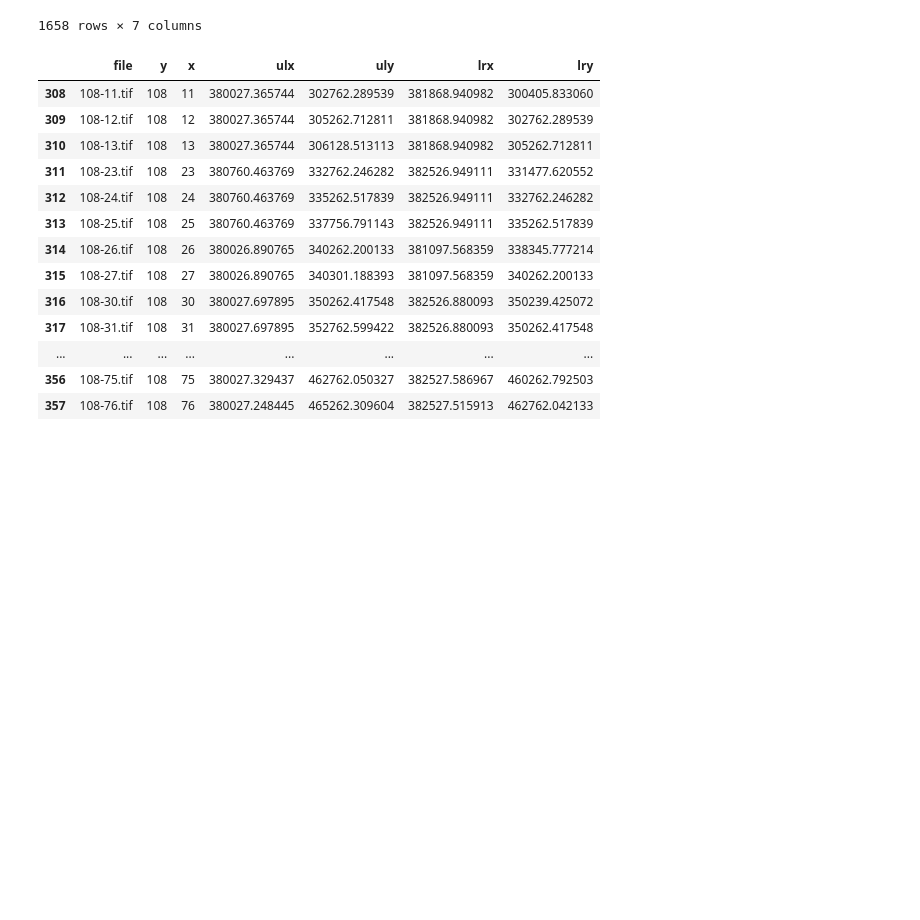
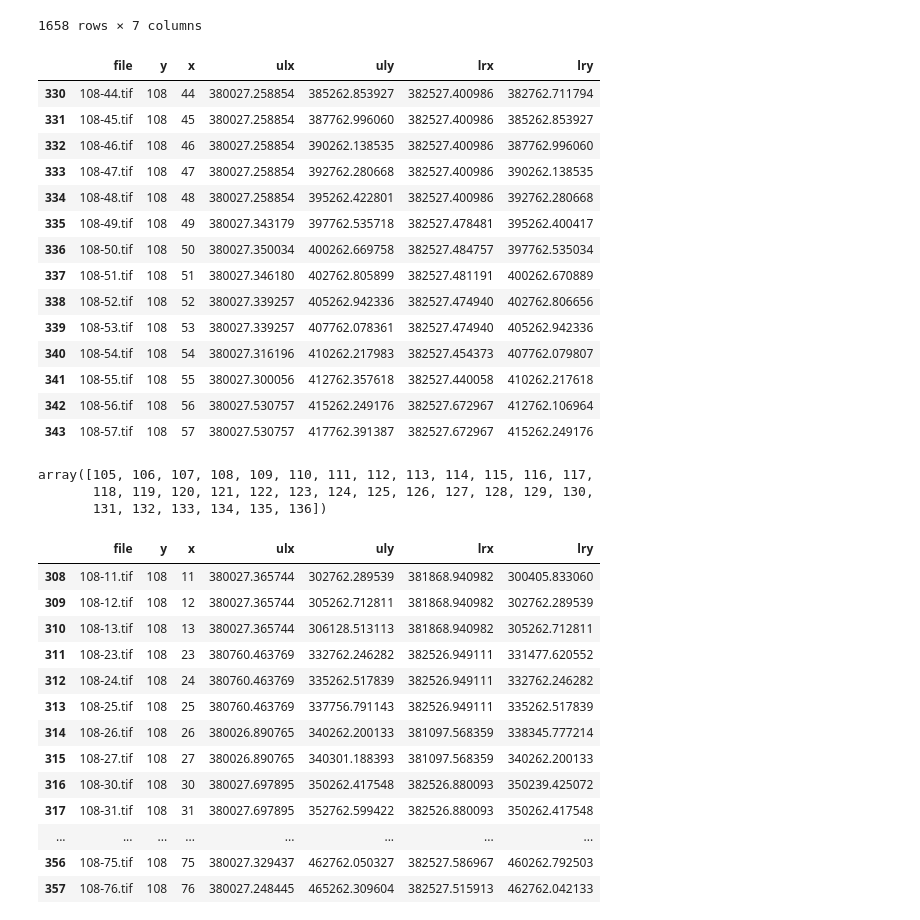
Before and after one commit to satlawa/edin_diss_geo, a Jupyter notebook: DTM_get_extend.ipynb, the cells around one changed output. Cells and saved outputs as stored; diff of their text form; code cells hidden in the pictures; blank space fills up the shorter version.

```diff
--- a/DTM_get_extend.ipynb
+++ b/DTM_get_extend.ipynb
@@ -144,6 +144,30 @@ x
 | 1847 | 136-78.tif | 136 | 78 | 450026.847407 | 470262.978040 | 452527.065182 | 467762.760265 |
 | 1848 | 136-79.tif | 136 | 79 | 450026.847407 | 472676.223025 | 452527.065182 | 470262.978040 |
 1658 rows × 7 columns
+# %%
+x[x['y'] == 108]
+# %% [output]
+|  | file | y | x | ulx | uly | lrx | lry |
+| 330 | 108-44.tif | 108 | 44 | 380027.258854 | 385262.853927 | 382527.400986 | 382762.711794 |
+| 331 | 108-45.tif | 108 | 45 | 380027.258854 | 387762.996060 | 382527.400986 | 385262.853927 |
+| 332 | 108-46.tif | 108 | 46 | 380027.258854 | 390262.138535 | 382527.400986 | 387762.996060 |
+| 333 | 108-47.tif | 108 | 47 | 380027.258854 | 392762.280668 | 382527.400986 | 390262.138535 |
+| 334 | 108-48.tif | 108 | 48 | 380027.258854 | 395262.422801 | 382527.400986 | 392762.280668 |
+| 335 | 108-49.tif | 108 | 49 | 380027.343179 | 397762.535718 | 382527.478481 | 395262.400417 |
+| 336 | 108-50.tif | 108 | 50 | 380027.350034 | 400262.669758 | 382527.484757 | 397762.535034 |
+| 337 | 108-51.tif | 108 | 51 | 380027.346180 | 402762.805899 | 382527.481191 | 400262.670889 |
+| 338 | 108-52.tif | 108 | 52 | 380027.339257 | 405262.942336 | 382527.474940 | 402762.806656 |
+| 339 | 108-53.tif | 108 | 53 | 380027.339257 | 407762.078361 | 382527.474940 | 405262.942336 |
+| 340 | 108-54.tif | 108 | 54 | 380027.316196 | 410262.217983 | 382527.454373 | 407762.079807 |
+| 341 | 108-55.tif | 108 | 55 | 380027.300056 | 412762.357618 | 382527.440058 | 410262.217618 |
+| 342 | 108-56.tif | 108 | 56 | 380027.530757 | 415262.249176 | 382527.672967 | 412762.106964 |
+| 343 | 108-57.tif | 108 | 57 | 380027.530757 | 417762.391387 | 382527.672967 | 415262.249176 |
+# %%
+x['y'].unique()
+# %% [output]
+array([105, 106, 107, 108, 109, 110, 111, 112, 113, 114, 115, 116, 117,
+       118, 119, 120, 121, 122, 123, 124, 125, 126, 127, 128, 129, 130,
+       131, 132, 133, 134, 135, 136])
 # %%
 ## start
 # %%
```
Also changed, not shown: parts of 1 cell of this notebook, 2 other files.
